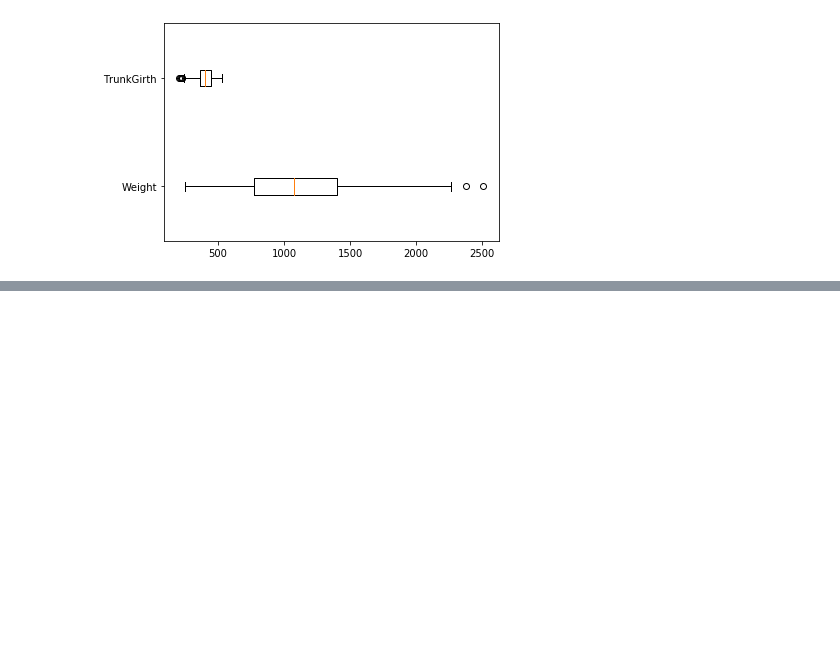
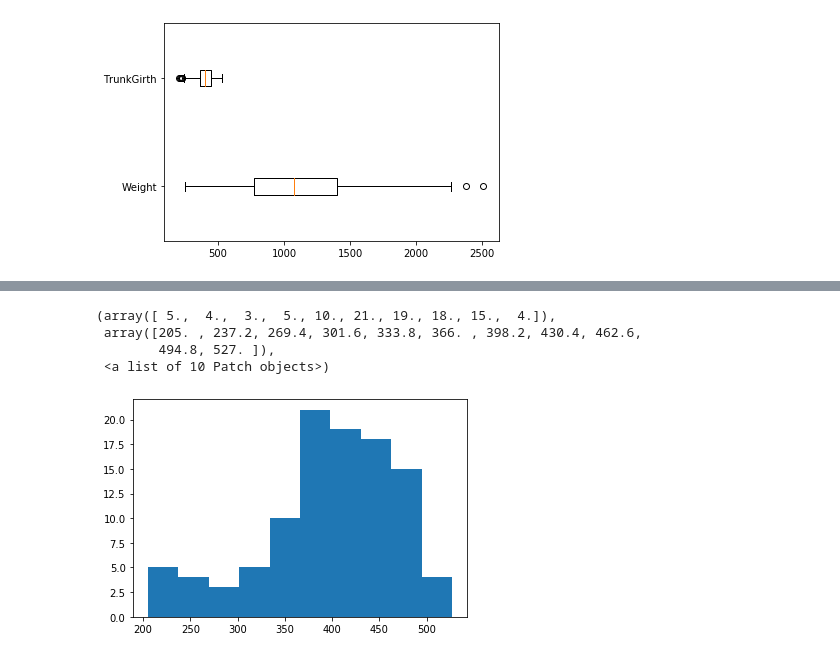
Before and after one commit to alexrblohm/py_learn, a Jupyter notebook: notebooks/5 Univariate Stats.ipynb, the cells around one changed output, grey strips where cells are left out. Drawn from its saved outputs; the diff is of its cells as text; code cells hidden in the pictures; blank space fills up the shorter version.

```diff
--- a/notebooks/5 Univariate Stats.ipynb
+++ b/notebooks/5 Univariate Stats.ipynb
@@ -296,0 +307,8 @@ plt.show()
+# %%
+plt.hist(tree["TrunkGirth"])
+# %% [output]
+(array([ 5.,  4.,  3.,  5., 10., 21., 19., 18., 15.,  4.]),
+ array([205. , 237.2, 269.4, 301.6, 333.8, 366. , 398.2, 430.4, 462.6,
+        494.8, 527. ]),
+ <a list of 10 Patch objects>)
+[figure, added]
```
Also changed, not shown: parts of 3 cells of this notebook.
